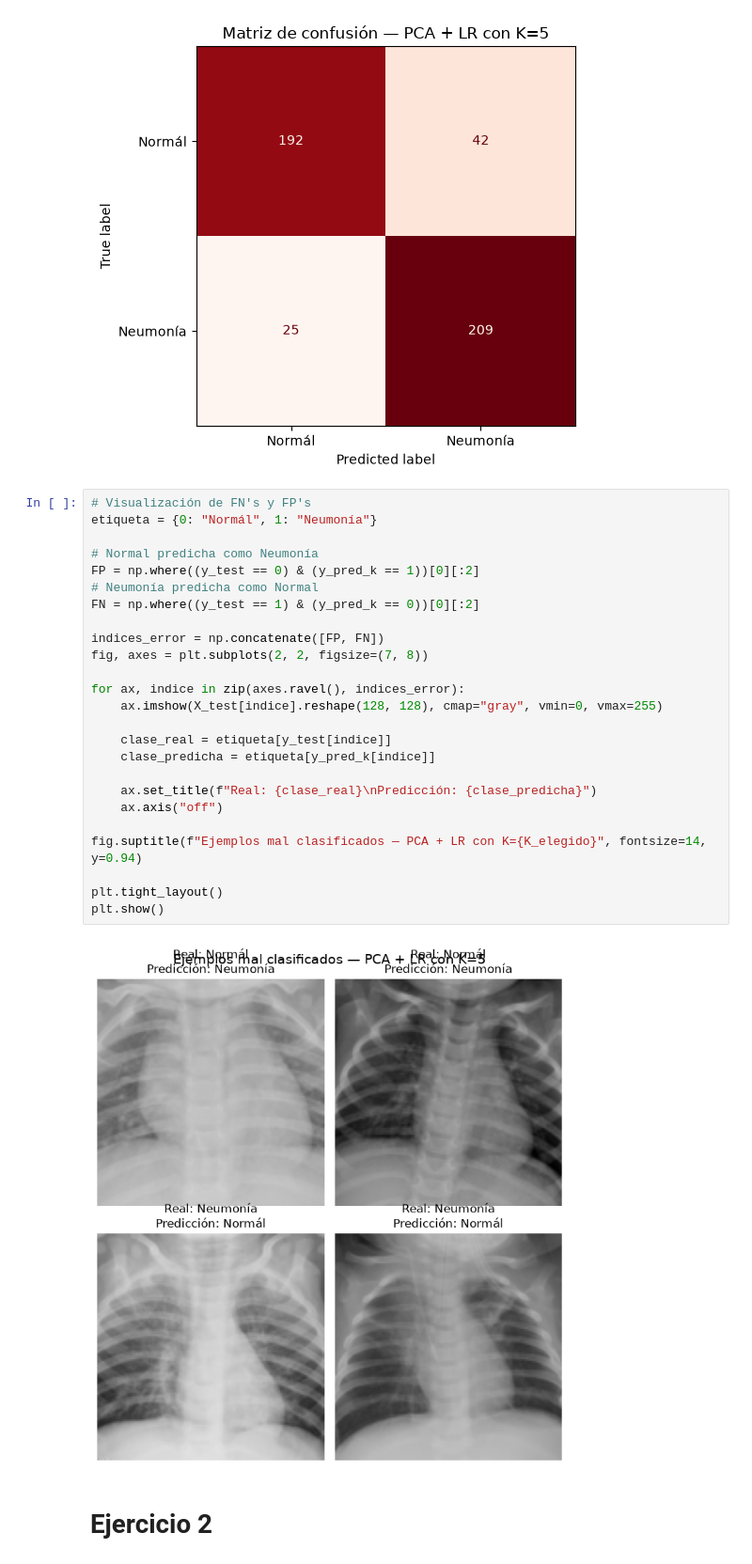
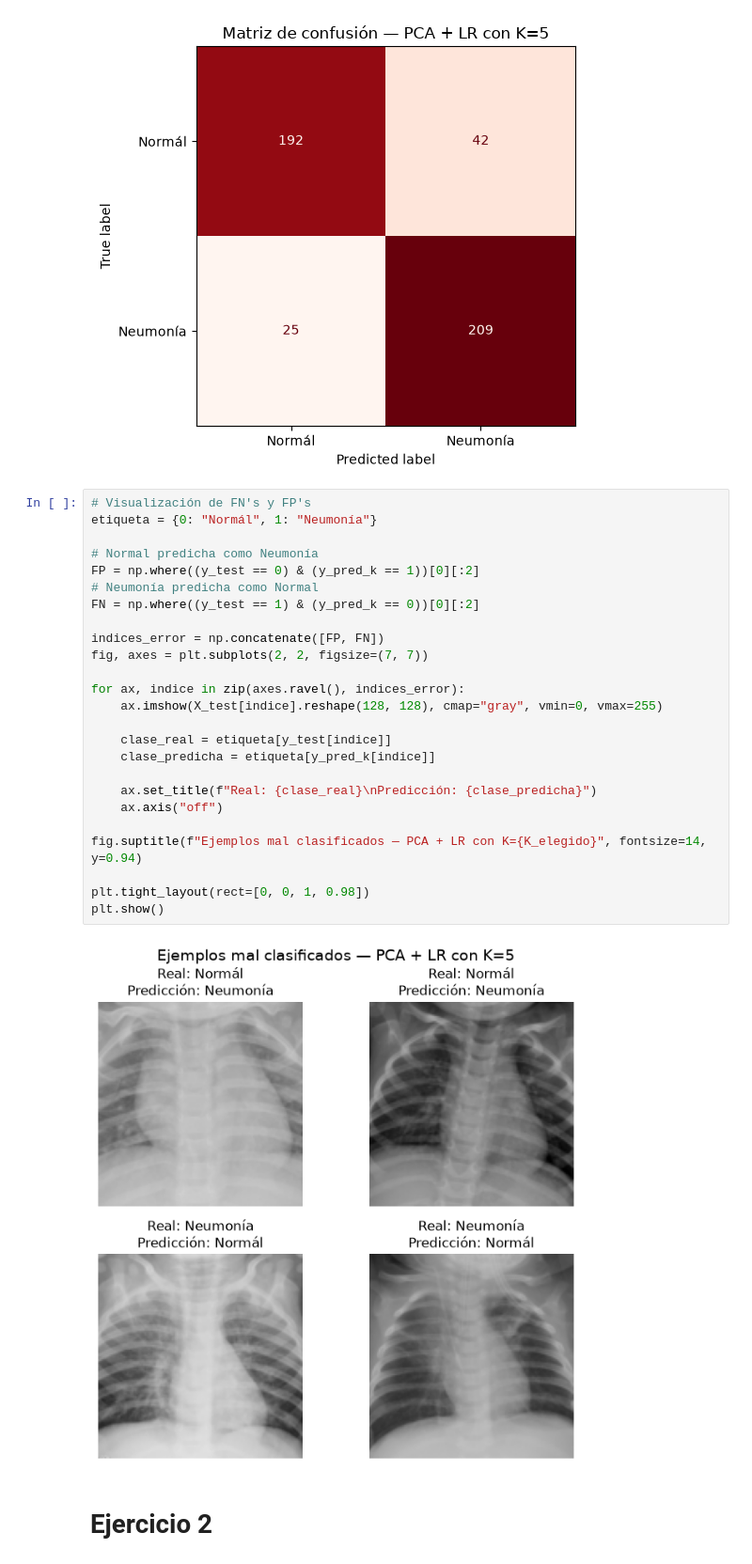
Before and after one commit to emalincic/TP1-Inferencia, a Jupyter notebook: TP1_Lincic_Cordon.ipynb, the cells around one changed output. Shown at 94% size. Saved outputs shown, nothing was run; the diff lists cells and outputs as text.

```diff
--- a/TP1_Lincic_Cordon.ipynb
+++ b/TP1_Lincic_Cordon.ipynb
@@ -579,30 +579,30 @@ plt.show()
 # %%
 # Visualización de FN's y FP's
 etiqueta = {0: "Normál", 1: "Neumonía"}
 
 # Normal predicha como Neumonía
 FP = np.where((y_test == 0) & (y_pred_k == 1))[0][:2]
 # Neumonía predicha como Normal
 FN = np.where((y_test == 1) & (y_pred_k == 0))[0][:2]
 
 indices_error = np.concatenate([FP, FN])
-fig, axes = plt.subplots(2, 2, figsize=(7, 8))
+fig, axes = plt.subplots(2, 2, figsize=(7, 7))
 
 for ax, indice in zip(axes.ravel(), indices_error):
     ax.imshow(X_test[indice].reshape(128, 128), cmap="gray", vmin=0, vmax=255)
 
     clase_real = etiqueta[y_test[indice]]
     clase_predicha = etiqueta[y_pred_k[indice]]
 
     ax.set_title(f"Real: {clase_real}\nPredicción: {clase_predicha}")
     ax.axis("off")
 
 fig.suptitle(f"Ejemplos mal clasificados — PCA + LR con K={K_elegido}", fontsize=14, y=0.94)
 
-plt.tight_layout()
+plt.tight_layout(rect=[0, 0, 1, 0.98])
 plt.show()
 # %% [output]
-[figure, old version]
+[figure, new version]
 # %% [markdown]
 # Ejercicio 2
 # %%
```
Also changed, not shown: parts of 8 cells of this notebook.
